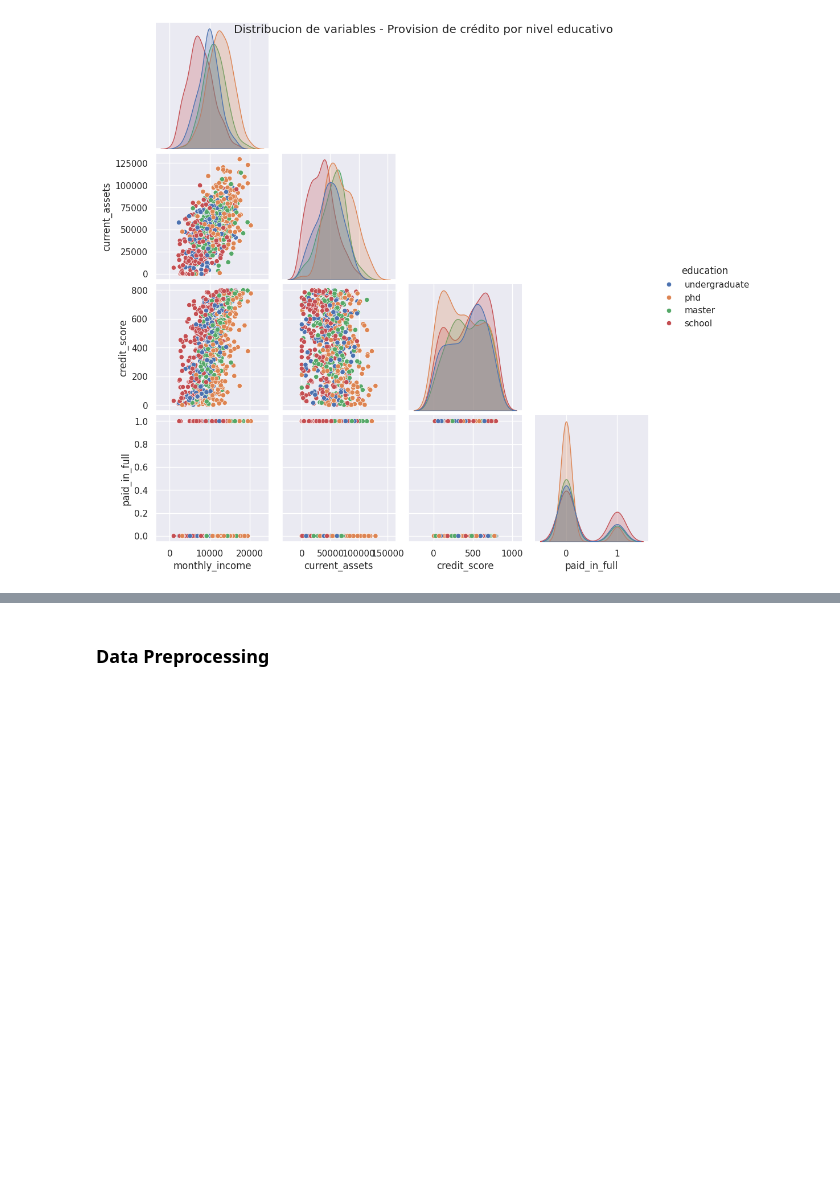
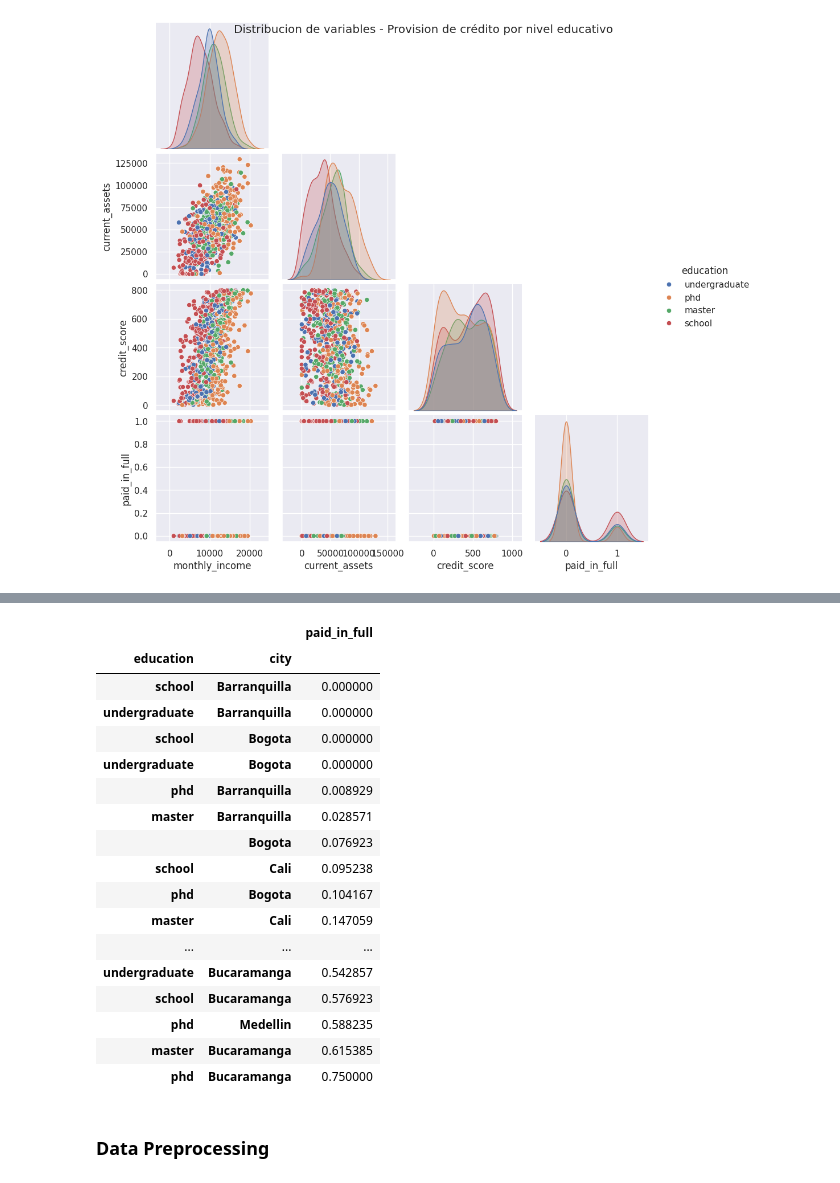
Before and after one commit to santiagoahl/risk-model-for-credit-loans, a Jupyter notebook: notebooks/predict_risk.ipynb, the cells around one changed output, grey strips where cells are left out. Cells and saved outputs as stored; diff of their text form; code cells hidden in the pictures; blank space fills up the shorter version.

```diff
--- a/notebooks/predict_risk.ipynb
+++ b/notebooks/predict_risk.ipynb
@@ -81,3 +108,25 @@ plt.show()
+# %%
+# correlation between education level and loan success by city
+df[["education", "city", "paid_in_full"]].groupby(["education", "city"]).mean().sort_values(by="paid_in_full")
+# %% [output]
+|  |  | paid_in_full |
+| education | city |  |
+| school | Barranquilla | 0.000000 |
+| undergraduate | Barranquilla | 0.000000 |
+| school | Bogota | 0.000000 |
+| undergraduate | Bogota | 0.000000 |
+| phd | Barranquilla | 0.008929 |
+| master | Barranquilla | 0.028571 |
+|  | Bogota | 0.076923 |
+| school | Cali | 0.095238 |
+| phd | Bogota | 0.104167 |
+| master | Cali | 0.147059 |
+| ... | ... | ... |
+| undergraduate | Bucaramanga | 0.542857 |
+| school | Bucaramanga | 0.576923 |
+| phd | Medellin | 0.588235 |
+| master | Bucaramanga | 0.615385 |
+| phd | Bucaramanga | 0.750000 |
 # %% [markdown]
 ### Data Preprocessing
 # %%
```
Also changed, not shown: parts of 10 cells of this notebook, 5 other files.
